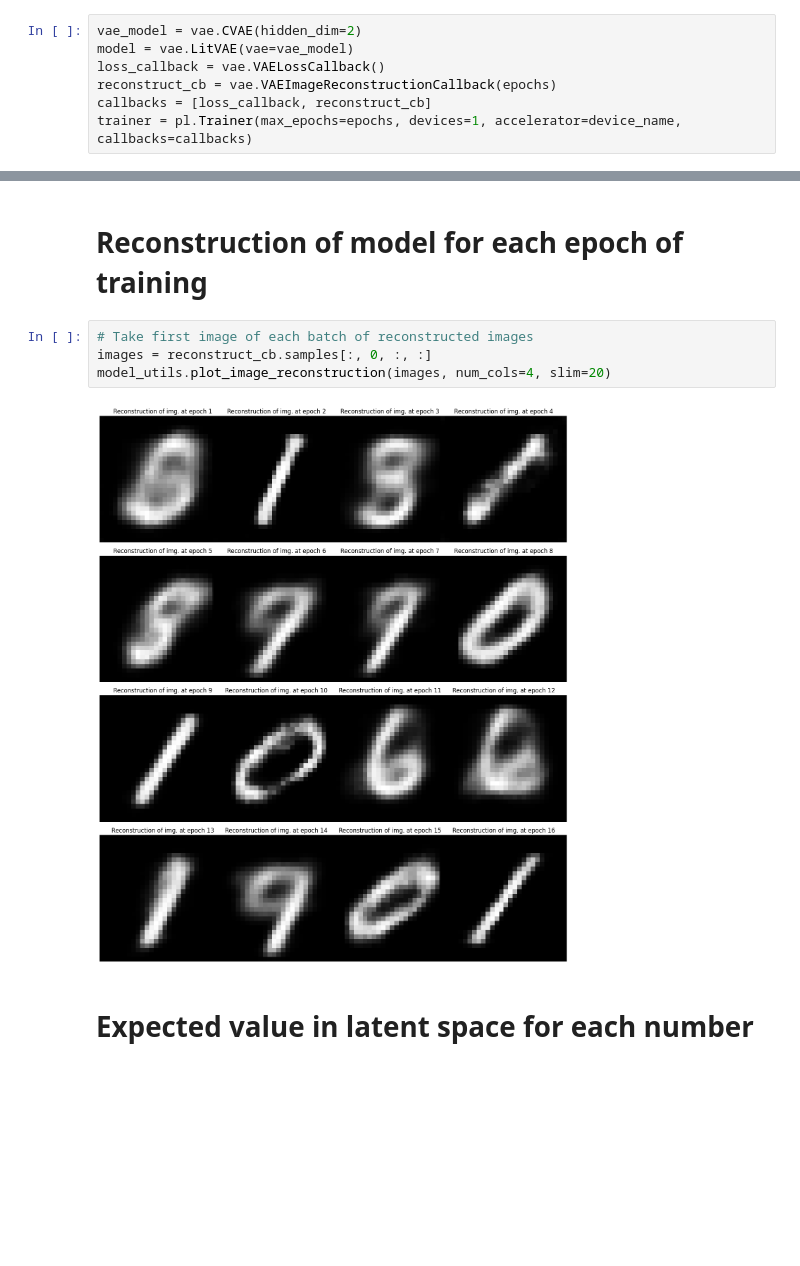
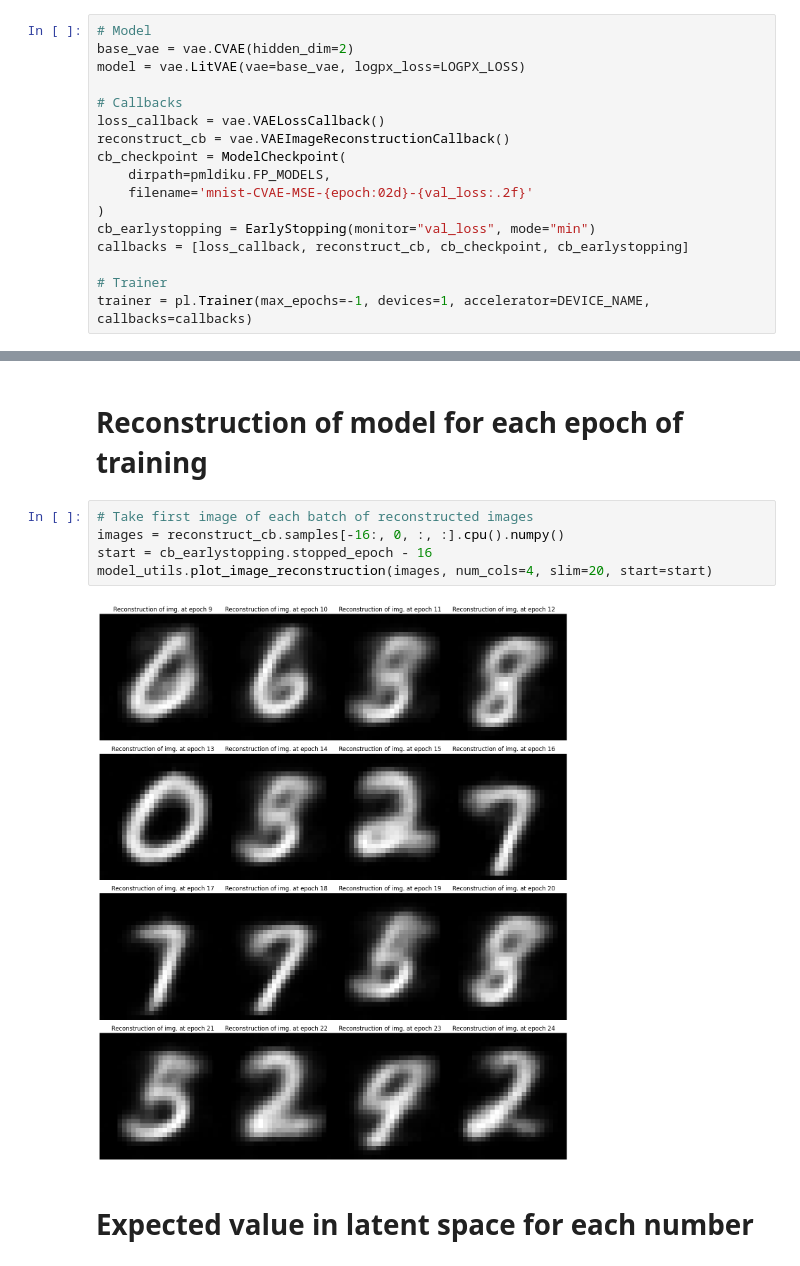
Before and after one commit to jsr-p/pmldiku-exam-paper, a Jupyter notebook: code/notebooks/A/jonas/CVAE.ipynb, the cells around one changed output, grey strips where cells are left out. Drawn from its saved outputs; the diff is of its cells as text; blank space fills up the shorter version.

```diff
--- a/code/notebooks/A/jonas/CVAE.ipynb
+++ b/code/notebooks/A/jonas/CVAE.ipynb
@@ -35,12 +39,22 @@ val_loader = data.load_mnist(train=False).setup_data_loader(batch_size=batch_siz
 # %% [markdown]
 # Train model
 # %%
-vae_model = vae.CVAE(hidden_dim=2)
-model = vae.LitVAE(vae=vae_model)
+# Model
+base_vae = vae.CVAE(hidden_dim=2)
+model = vae.LitVAE(vae=base_vae, logpx_loss=LOGPX_LOSS)
+
+# Callbacks
 loss_callback = vae.VAELossCallback()
-reconstruct_cb = vae.VAEImageReconstructionCallback(epochs)
-callbacks = [loss_callback, reconstruct_cb]
-trainer = pl.Trainer(max_epochs=epochs, devices=1, accelerator=device_name, callbacks=callbacks)
+reconstruct_cb = vae.VAEImageReconstructionCallback()
+cb_checkpoint = ModelCheckpoint(
+    dirpath=pmldiku.FP_MODELS,
+    filename='mnist-CVAE-MSE-{epoch:02d}-{val_loss:.2f}'
+)
+cb_earlystopping = EarlyStopping(monitor="val_loss", mode="min")
+callbacks = [loss_callback, reconstruct_cb, cb_checkpoint, cb_earlystopping]
+
+# Trainer
+trainer = pl.Trainer(max_epochs=-1, devices=1, accelerator=DEVICE_NAME, callbacks=callbacks)
 # %% [output]
 GPU available: True (cuda), used: True
 TPU available: False, using: 0 TPU cores
@@ -75,10 +90,11 @@ array([74620.828125  , 21474.17773438, 20653.17773438, 20430.984375  ,
 # Reconstruction of model for each epoch of training
 # %%
 # Take first image of each batch of reconstructed images
-images = reconstruct_cb.samples[:, 0, :, :]
-model_utils.plot_image_reconstruction(images, num_cols=4, slim=20)
+images = reconstruct_cb.samples[-16:, 0, :, :].cpu().numpy()
+start = cb_earlystopping.stopped_epoch - 16
+model_utils.plot_image_reconstruction(images, num_cols=4, slim=20, start=start)
 # %% [output]
-[figure, old version]
+[figure, new version]
 # %% [markdown]
 # Expected value in latent space for each number
 # %%
```
Also changed, not shown: parts of 14 cells of this notebook, 4 other files.
